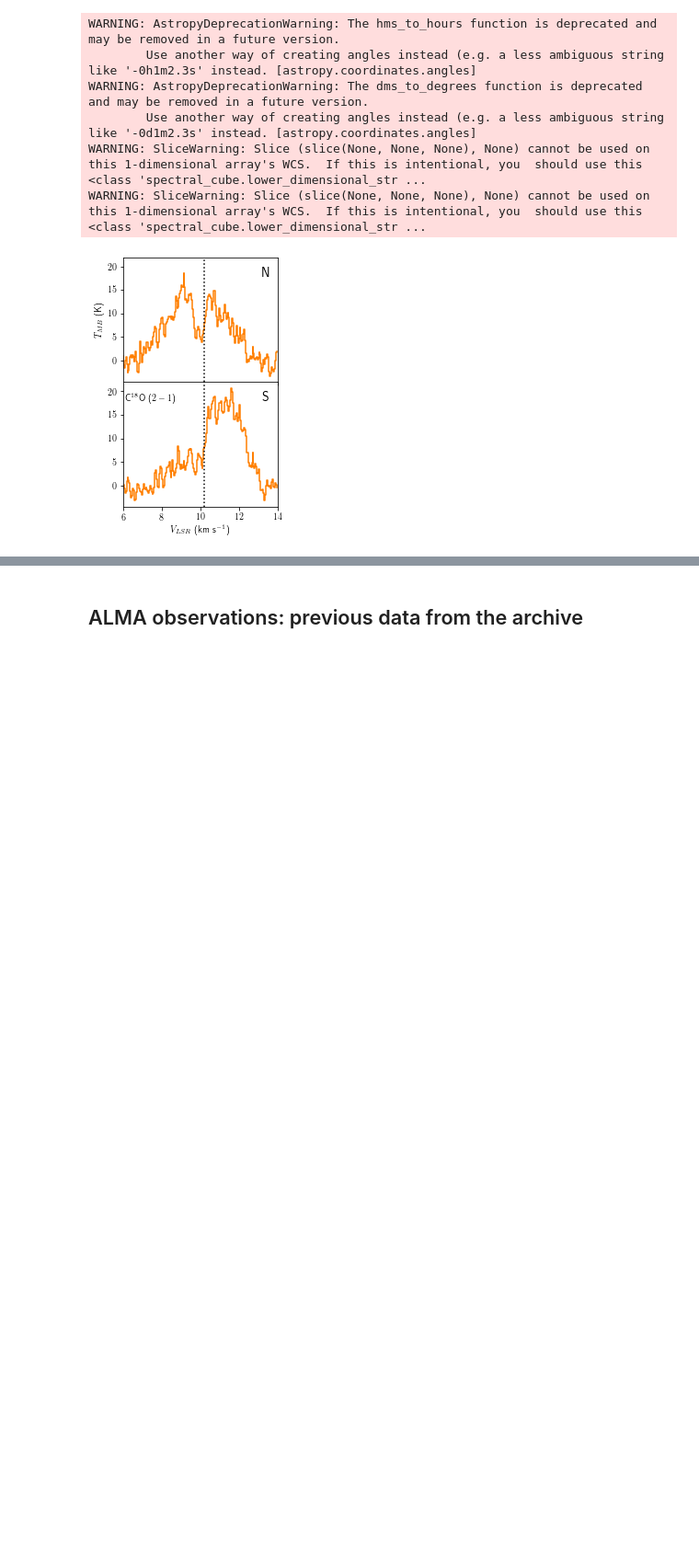
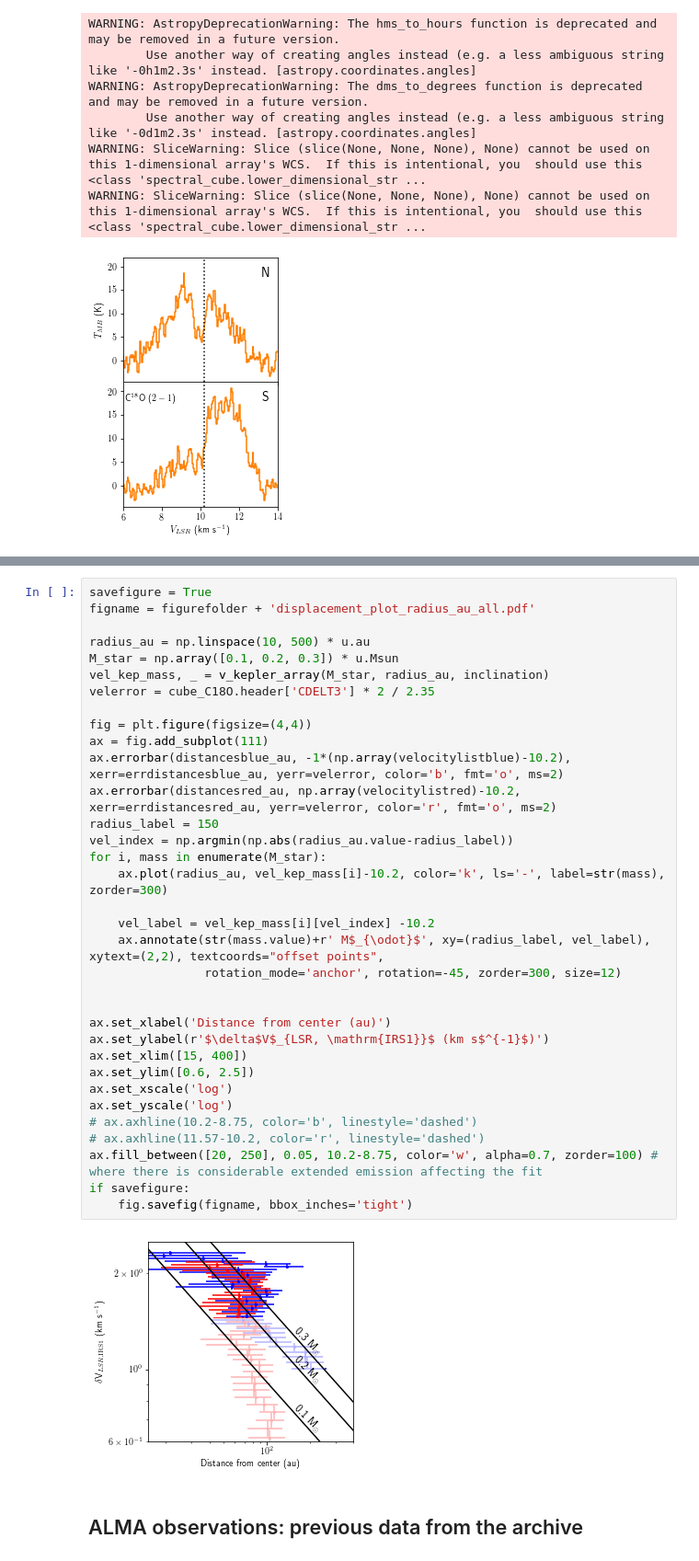
Before and after one commit to tere-valdivia/Barnard_5_infall, a Jupyter notebook: figures.ipynb, the cells around one changed output, grey strips where cells are left out. Shown: that part at 92% size. Saved outputs shown, nothing was run; the diff lists cells and outputs as text; blank space fills up the shorter version.

```diff
--- a/figures.ipynb
+++ b/figures.ipynb
@@ -1587,3 +1690,39 @@ WARNING: SliceWarning: Slice (slice(None, None, None), None) cannot be used on t
+# %%
+savefigure = True
+figname = figurefolder + 'displacement_plot_radius_au_all.pdf'
+
+radius_au = np.linspace(10, 500) * u.au
+M_star = np.array([0.1, 0.2, 0.3]) * u.Msun
+vel_kep_mass, _ = v_kepler_array(M_star, radius_au, inclination)
+velerror = cube_C18O.header['CDELT3'] * 2 / 2.35
+
+fig = plt.figure(figsize=(4,4))
+ax = fig.add_subplot(111)
+ax.errorbar(distancesblue_au, -1*(np.array(velocitylistblue)-10.2), xerr=errdistancesblue_au, yerr=velerror, color='b', fmt='o', ms=2)
+ax.errorbar(distancesred_au, np.array(velocitylistred)-10.2, xerr=errdistancesred_au, yerr=velerror, color='r', fmt='o', ms=2)
+radius_label = 150
+vel_index = np.argmin(np.abs(radius_au.value-radius_label))
+for i, mass in enumerate(M_star):
+    ax.plot(radius_au, vel_kep_mass[i]-10.2, color='k', ls='-', label=str(mass), zorder=300)
+
+    vel_label = vel_kep_mass[i][vel_index] -10.2
+    ax.annotate(str(mass.value)+r' M$_{\odot}$', xy=(radius_label, vel_label), xytext=(2,2), textcoords="offset points",
+                rotation_mode='anchor', rotation=-45, zorder=300, size=12)
+
+
+ax.set_xlabel('Distance from center (au)')
+ax.set_ylabel(r'$\delta$V$_{LSR, \mathrm{IRS1}}$ (km s$^{-1}$)')
+ax.set_xlim([15, 400])
+ax.set_ylim([0.6, 2.5])
+ax.set_xscale('log')
+ax.set_yscale('log')
+# ax.axhline(10.2-8.75, color='b', linestyle='dashed')
+# ax.axhline(11.57-10.2, color='r', linestyle='dashed')
+ax.fill_between([20, 250], 0.05, 10.2-8.75, color='w', alpha=0.7, zorder=100) # where there is considerable extended emission affecting the fit
+if savefigure:
+    fig.savefig(figname, bbox_inches='tight')
+# %% [output]
+[figure, added]
 # %% [markdown]
 ## ALMA observations: previous data from the archive
 # %% [markdown]
```
Also changed, not shown: parts of 12 cells of this notebook, 28 other files.
